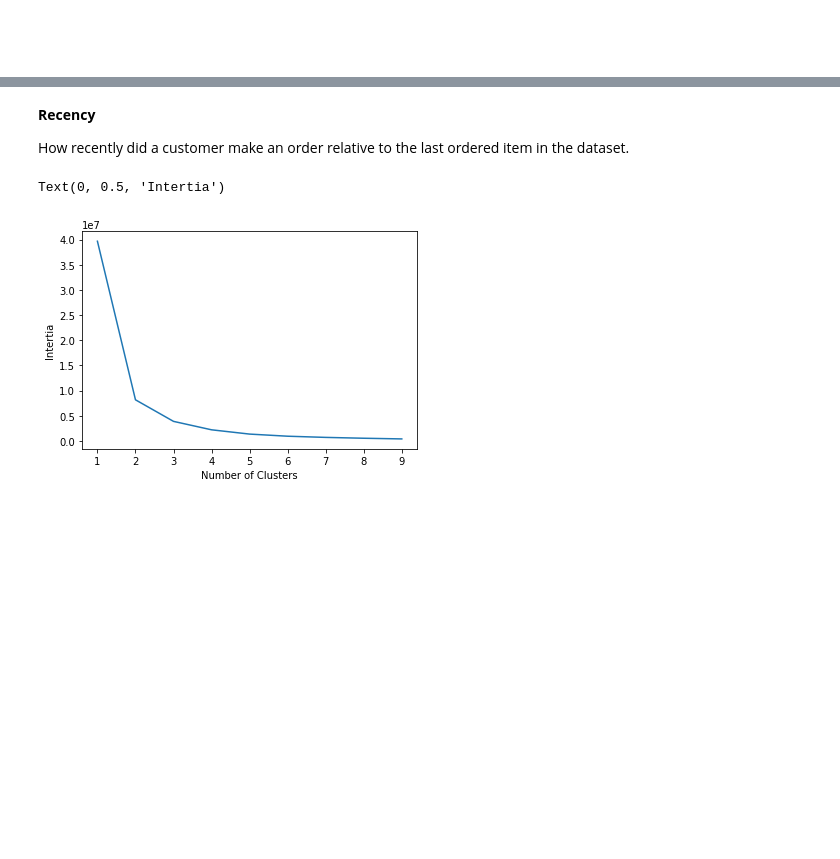
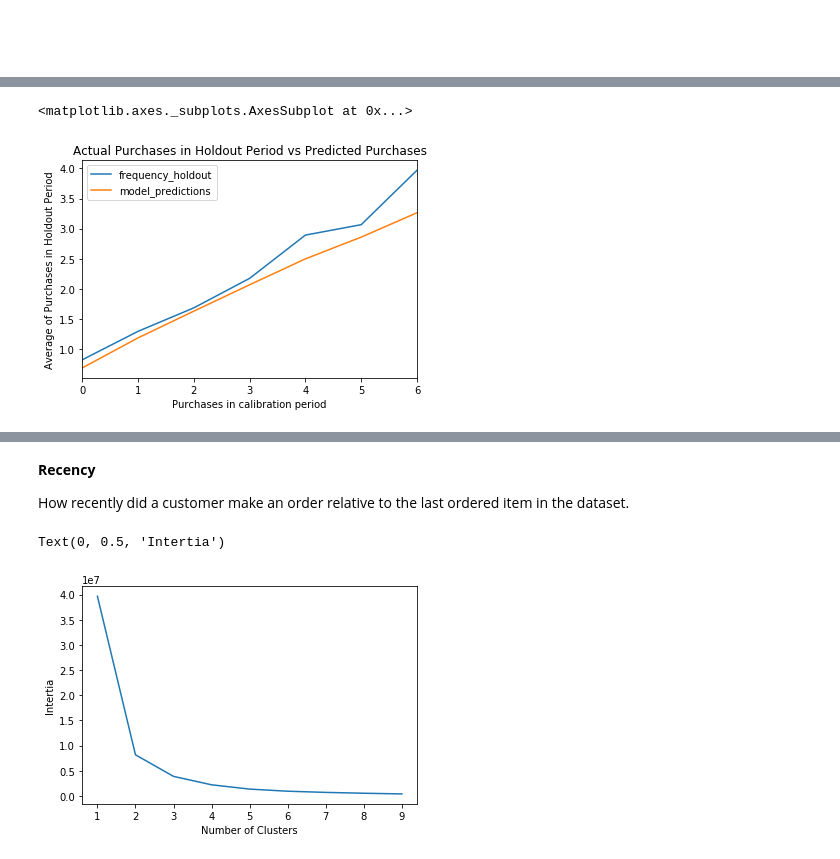
Before and after one commit to W-Tran/Online-Retail, a Jupyter notebook: online_retail.ipynb, the cells around one changed output, grey strips where cells are left out. Saved outputs shown, nothing was run; the diff lists cells and outputs as text; code cells hidden in the pictures; blank space fills up the shorter version.

```diff
--- a/online_retail.ipynb
+++ b/online_retail.ipynb
@@ -476,0 +703,7 @@ I calculated the fraction of customers retained from each month **who has been a
+# %%
+ltp.plot_calibration_purchases_vs_holdout_purchases(bgf,
+                                                    summary_cal_holdout,
+                                                   )
+# %% [output]
+<matplotlib.axes._subplots.AxesSubplot at 0x...>
+[figure, added]
```
Also changed, not shown: parts of 91 cells of this notebook.
